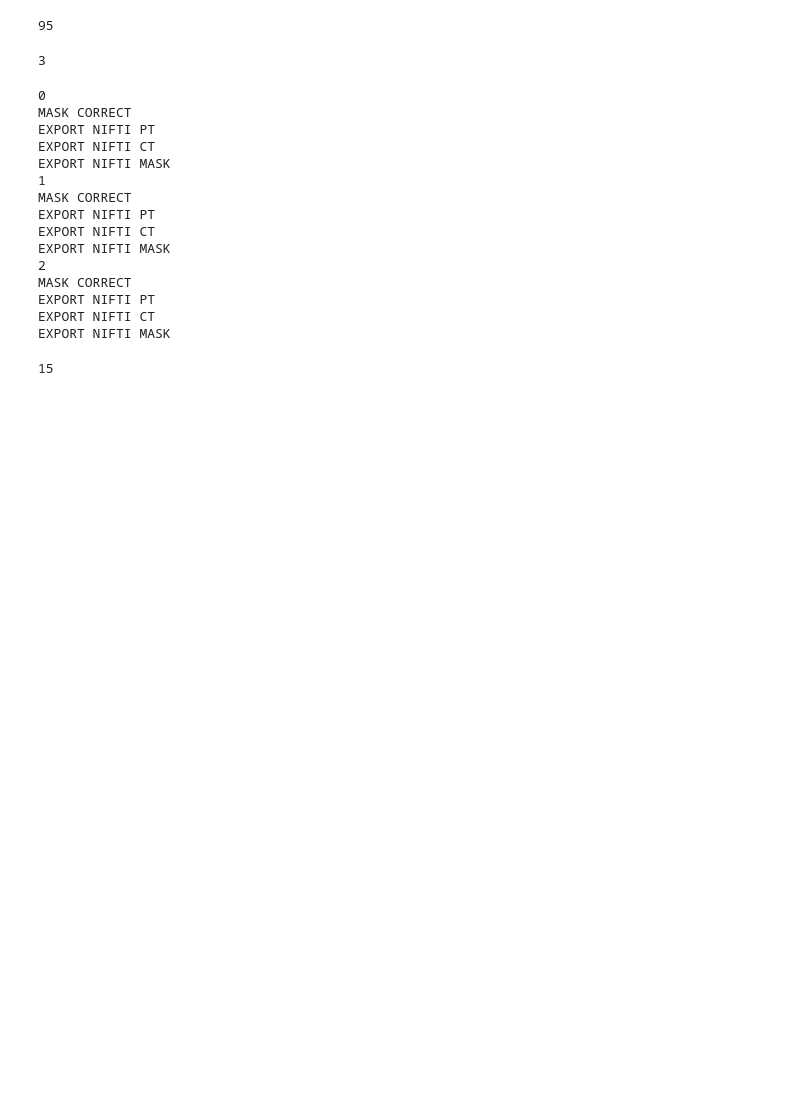
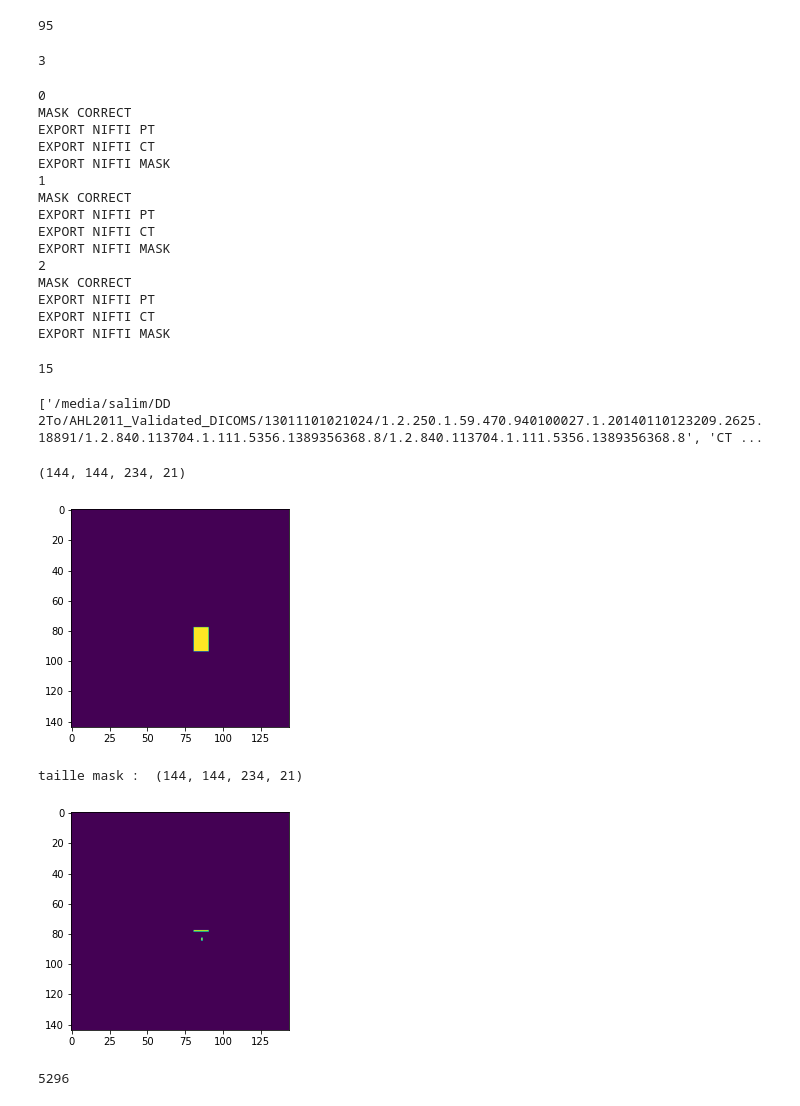
Before and after one commit to wendyrvllr/Dicom-To-CNN, a Jupyter notebook: nifti_builder_from_json.ipynb, the cells around one changed output. Drawn from its saved outputs; the diff is of its cells as text; code cells hidden in the pictures; blank space fills up the shorter version.

Commit message:
nifti_builder

```diff
--- a/nifti_builder_from_json.ipynb
+++ b/nifti_builder_from_json.ipynb
@@ -752,7 +752,7 @@ EXPORT NIFTI MASK
 # %%
 #GENERER MIP MASK CORONAL
 # %%
-json_path = '/media/salim/DD 2To/AHL2011_MIP/AHL2011_list_coronal.json'
+json_path = '/media/salim/DD 2To/AHL2011_MIP_FLIP/AHL2011_list_coronal.json'
 list_coronal= []
 with open(json_path) as json_file :
     reader = json.load(json_file)
@@ -762,6 +762,49 @@ with open(json_path) as json_file :
 print(len(list_coronal))
 # %% [output]
 15
+# %%
+serie = list_coronal[0]
+print(serie)
+# %% [output]
+['/media/salim/DD 2To/AHL2011_Validated_DICOMS/13011101021024/1.2.250.1.59.470.940100027.1.20140110123209.2625.18891/1.2.840.113704.1.111.5356.1389356368.8/1.2.840.113704.1.111.5356.1389356368.8', 'CT ...
+# %%
+import matplotlib.pyplot as plt
+
+mip_directory = '/media/salim/DD 2To/AHL2011_MIP_FLIP'
+
+
+serie_pt_objet = SeriesPT(serie[2])
+study_uid = serie_pt_objet.get_series_details()['study']['StudyInstanceUID']
+nifti_array = serie_pt_objet.get_numpy_array()
+angle_filename = mip_projection(nifti_array, 0, mip_directory, study_uid, borne_max = 5.0)             #mip.png PET
+#subliste.append(angle_filename)
+
+size_matrix = serie_pt_objet.get_size_matrix()
+mask_objet = MaskBuilder(os.path.join(csv_directory, serie[4]), size_matrix)
+mask_4D = mask_objet.mask_array
+number_roi = mask_4D.shape[3]
+threshold = mask_objet.details_rois['SUVlo']
+        #seuillage
+flip_mask = mask_objet.flip_z(mask_4D)
+print(flip_mask.shape)
+plt.imshow(flip_mask[:,:,190,0])
+plt.show()
+
+flip_mask = threshold_mask(flip_mask, mask_objet.details_rois, nifti_array)
+
+angle_filename = mip_projection_4D(flip_mask, 0, mip_directory, study_uid, number_roi, borne_max = 5.0)
+
+plt.imshow(flip_mask[:,:,190,0])
+plt.show()
+# %% [output]
+(144, 144, 234, 21)
+[figure, added]
+taille mask :  (144, 144, 234, 21)
+[figure, added]
+# %%
+len(mask_objet.details_rois[1]['list_points'])
+# %% [output]
+5296
 # %%
 # A FAIRE AUSSI LES SERIES EN CORONAL (FLIP Z)
 mip_directory = '/media/salim/DD 2To/AHL2011_MIP_FLIP'
```
Also changed, not shown: parts of 13 cells of this notebook.
